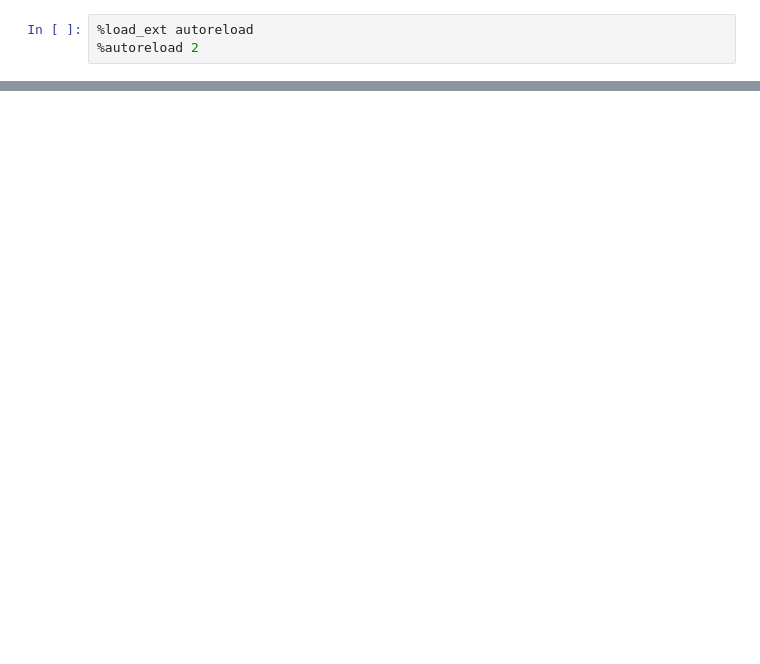
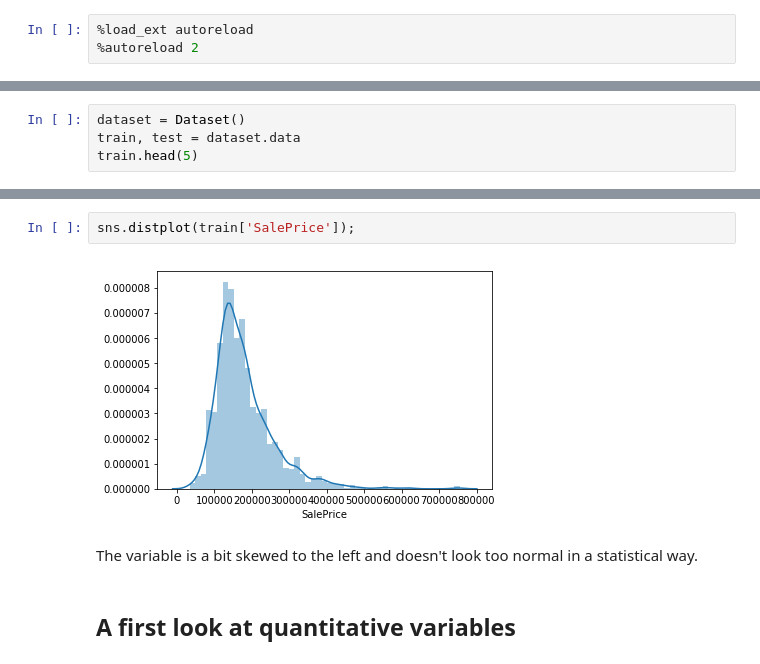
Before and after one commit to andfanilo/house-prices-advanced-regression-techniques, a Jupyter notebook: notebooks/1.0-exploration.ipynb, the cells around one changed output, grey strips where cells are left out. Drawn from its saved outputs; the diff is of its cells as text; blank space fills up the shorter version.

Commit message:
:sparkles: Add some visualization

```diff
--- a/notebooks/1.0-exploration.ipynb
+++ b/notebooks/1.0-exploration.ipynb
@@ -30,0 +42,4 @@ create_pandas_profiling(test, '../reports/test.html')
+# %%
+dataset = Dataset()
+train, test = dataset.data
+train.head(5)
@@ -30,0 +70,8 @@ create_pandas_profiling(test, '../reports/test.html')
+# %%
+sns.distplot(train['SalePrice']);
+# %% [output]
+[figure, added]
+# %% [markdown]
+The variable is a bit skewed to the left and doesn't look too normal in a statistical way.
+# %% [markdown]
+## A first look at quantitative variables
```
Also changed, not shown: parts of 12 cells of this notebook, 1 other file.
